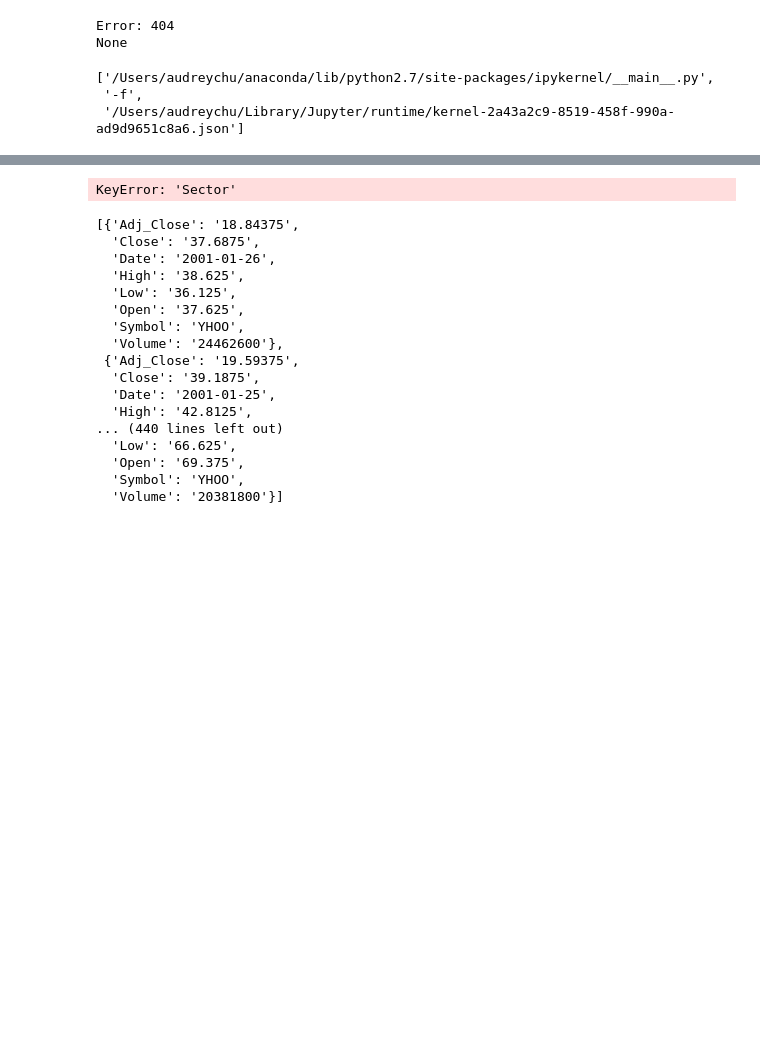
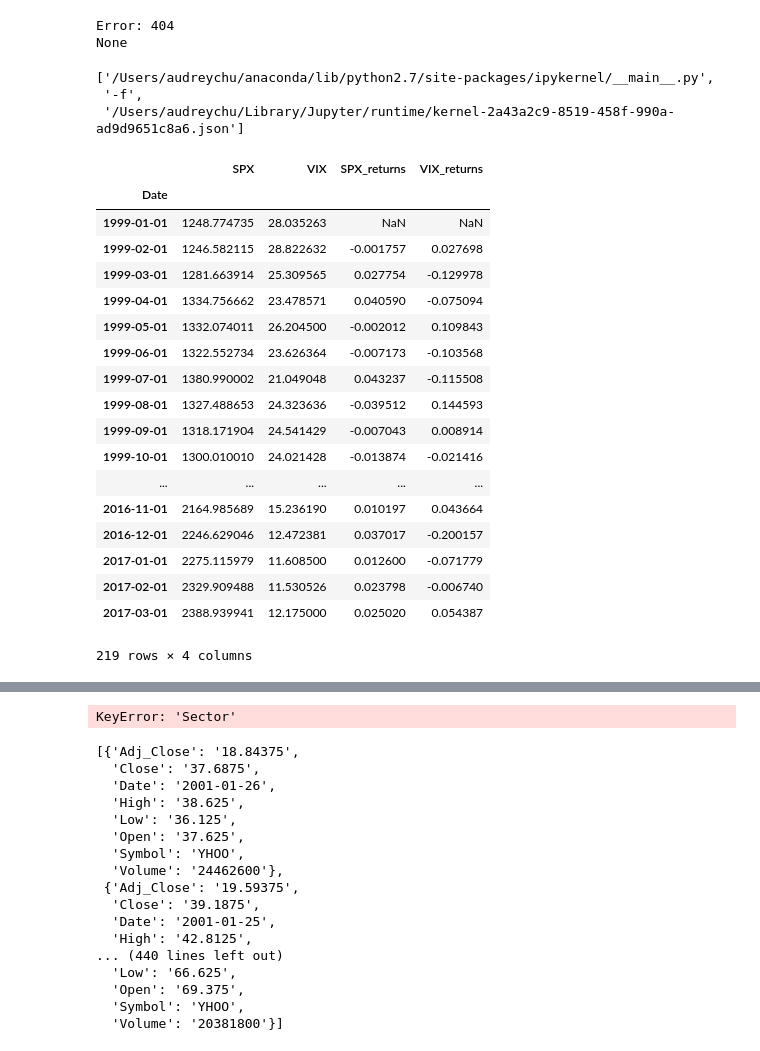
Before and after one commit to weiwang0531/stock-index, a Jupyter notebook: Project.ipynb, the cells around one changed output, grey strips where cells are left out. Drawn from its saved outputs; the diff is of its cells as text; code cells hidden in the pictures; blank space fills up the shorter version.

```diff
--- a/Project.ipynb
+++ b/Project.ipynb
@@ -204,3 +215,48 @@ sys.argv
 ['/Users/audreychu/anaconda/lib/python2.7/site-packages/ipykernel/__main__.py',
  '-f',
  '/Users/audreychu/Library/Jupyter/runtime/kernel-2a43a2c9-8519-458f-990a-ad9d9651c8a6.json']
+# %%
+# get index and fed data
+
+f1 = 'USREC' # recession data from FRED
+
+start = pd.to_datetime('1999-01-01')
+end = pd.datetime.today()
+
+mkt = '^GSPC'
+MKT = (web.DataReader([mkt,'^VIX'], 'yahoo', start, end)['Adj Close']
+      .resample('MS') # month start b/c FED data is month start
+       .mean()
+       .rename(columns={mkt:'SPX','^VIX':'VIX'})
+       .assign(SPX_returns=lambda x: np.log(x['SPX']/x['SPX'].shift(1)))
+       .assign(VIX_returns=lambda x: np.log(x['VIX']/x['VIX'].shift(1)))
+       )
+MKT
+
+# data = (web.DataReader([f1], 'fred', start, end)
+#        .join(MKT, how='outer')
+#        .dropna())
+
+# print(data.head())
+# print(data.info())
+# msno.matrix(data)
+# %% [output]
+|  | SPX | VIX | SPX_returns | VIX_returns |
+| Date |  |  |  |  |
+| 1999-01-01 | 1248.774735 | 28.035263 | NaN | NaN |
+| 1999-02-01 | 1246.582115 | 28.822632 | -0.001757 | 0.027698 |
+| 1999-03-01 | 1281.663914 | 25.309565 | 0.027754 | -0.129978 |
+| 1999-04-01 | 1334.756662 | 23.478571 | 0.040590 | -0.075094 |
+| 1999-05-01 | 1332.074011 | 26.204500 | -0.002012 | 0.109843 |
+| 1999-06-01 | 1322.552734 | 23.626364 | -0.007173 | -0.103568 |
+| 1999-07-01 | 1380.990002 | 21.049048 | 0.043237 | -0.115508 |
+| 1999-08-01 | 1327.488653 | 24.323636 | -0.039512 | 0.144593 |
+| 1999-09-01 | 1318.171904 | 24.541429 | -0.007043 | 0.008914 |
+| 1999-10-01 | 1300.010010 | 24.021428 | -0.013874 | -0.021416 |
+| ... | ... | ... | ... | ... |
+| 2016-11-01 | 2164.985689 | 15.236190 | 0.010197 | 0.043664 |
+| 2016-12-01 | 2246.629046 | 12.472381 | 0.037017 | -0.200157 |
+| 2017-01-01 | 2275.115979 | 11.608500 | 0.012600 | -0.071779 |
+| 2017-02-01 | 2329.909488 | 11.530526 | 0.023798 | -0.006740 |
+| 2017-03-01 | 2388.939941 | 12.175000 | 0.025020 | 0.054387 |
+219 rows × 4 columns
```
Also changed, not shown: parts of 3 cells of this notebook.
